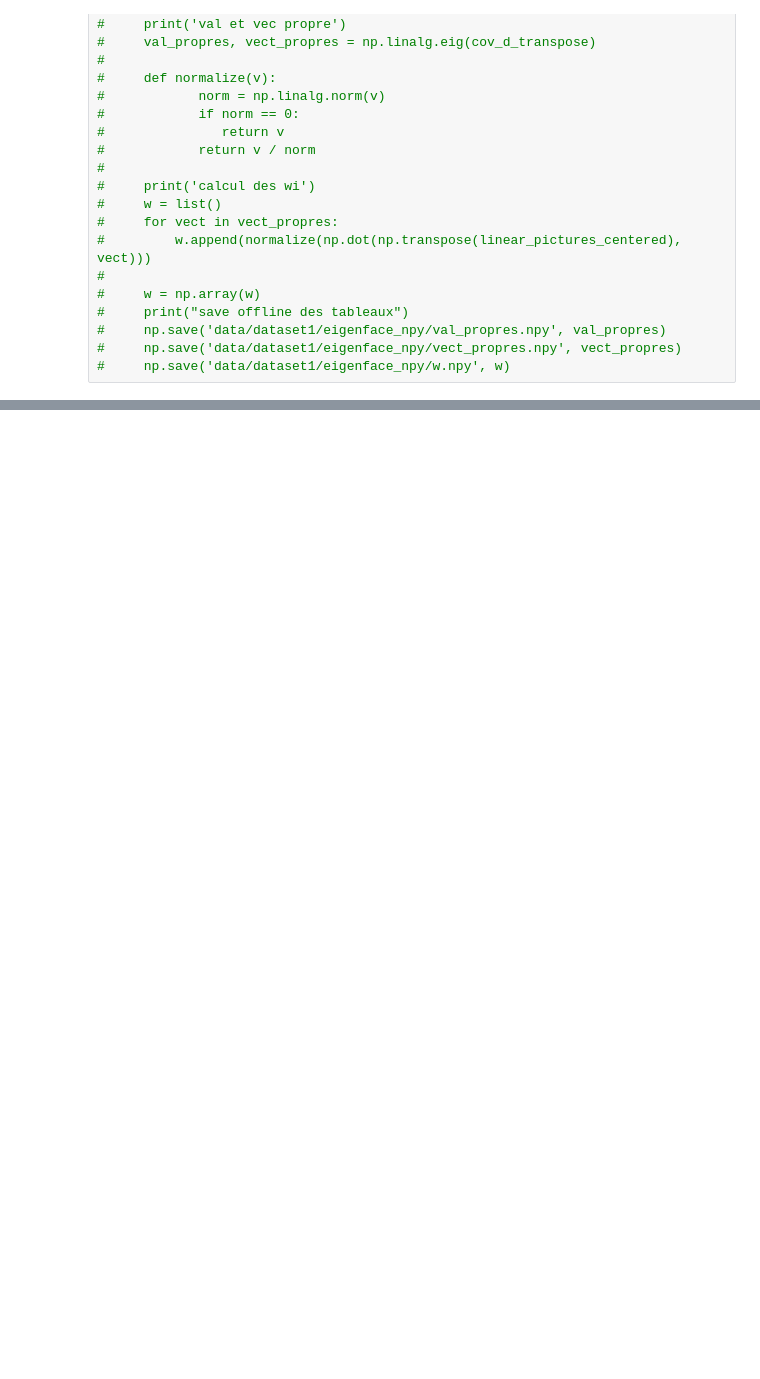
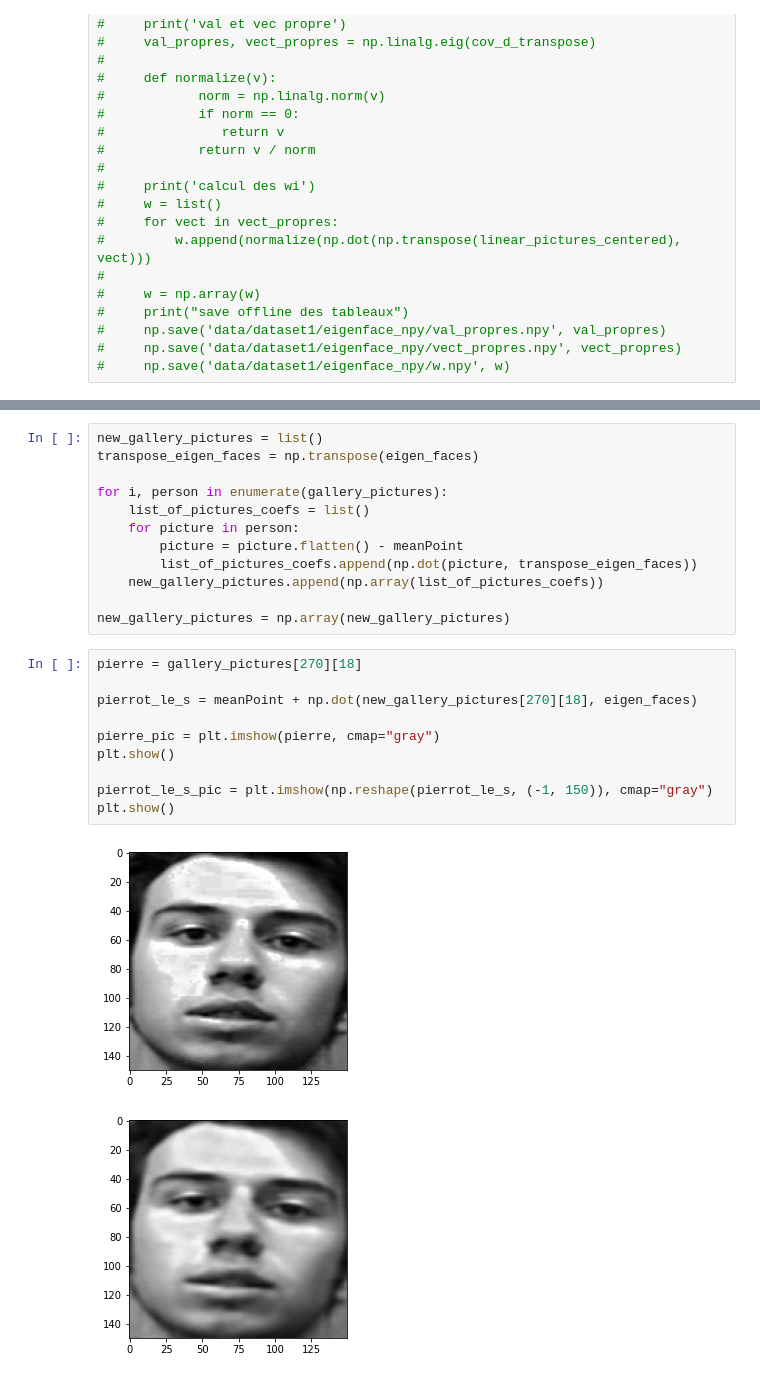
Before and after one commit to bastiendlf/code_project_ODATA, a Jupyter notebook: eigenface_notebook.ipynb, the cells around one changed output, grey strips where cells are left out. Drawn from its saved outputs; the diff is of its cells as text; blank space fills up the shorter version.

```diff
--- a/eigenface_notebook.ipynb
+++ b/eigenface_notebook.ipynb
@@ -105,0 +118,25 @@ plt.show()
+# %%
+new_gallery_pictures = list()
+transpose_eigen_faces = np.transpose(eigen_faces)
+
+for i, person in enumerate(gallery_pictures):
+    list_of_pictures_coefs = list()
+    for picture in person:
+        picture = picture.flatten() - meanPoint
+        list_of_pictures_coefs.append(np.dot(picture, transpose_eigen_faces))
+    new_gallery_pictures.append(np.array(list_of_pictures_coefs))
+
+new_gallery_pictures = np.array(new_gallery_pictures)
+# %%
+pierre = gallery_pictures[270][18]
+
+pierrot_le_s = meanPoint + np.dot(new_gallery_pictures[270][18], eigen_faces)
+
+pierre_pic = plt.imshow(pierre, cmap="gray")
+plt.show()
+
+pierrot_le_s_pic = plt.imshow(np.reshape(pierrot_le_s, (-1, 150)), cmap="gray")
+plt.show()
+# %% [output]
+[figure, added]
+[figure, added]
```
Also changed, not shown: parts of 9 cells of this notebook, 2 other files.
